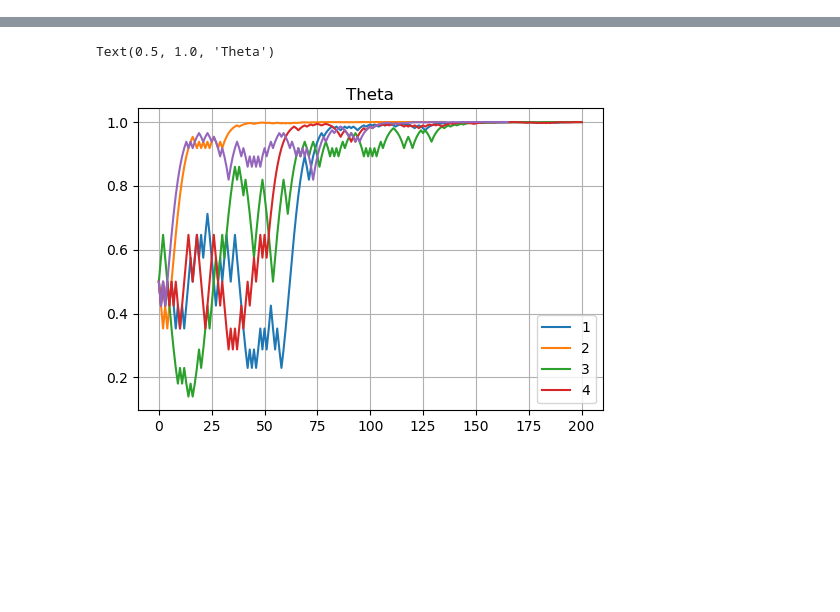
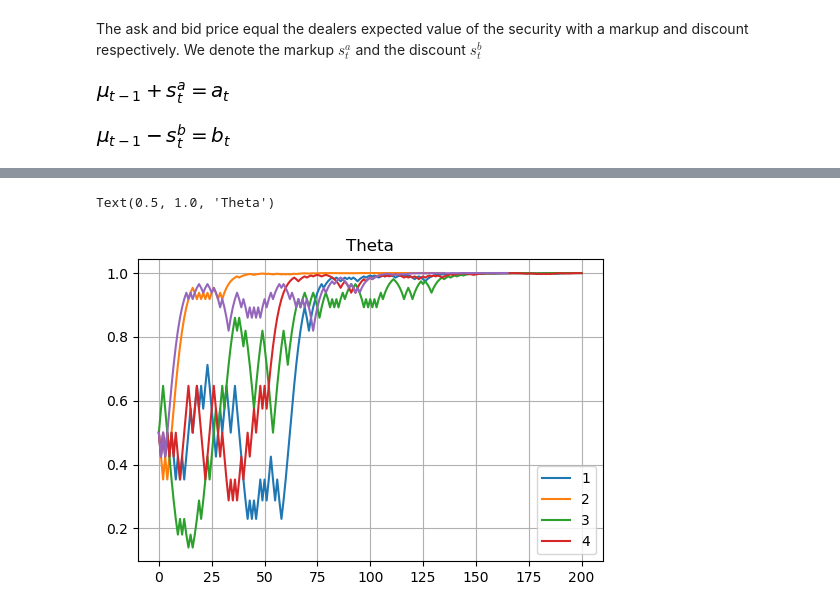
Before and after one commit to s-corfixen/projects-2019-snake-on-3310, a Jupyter notebook: modelproject/Untitled1.ipynb, the cells around one changed output, grey strips where cells are left out. Cells and saved outputs as stored; diff of their text form; code cells hidden in the pictures; blank space fills up the shorter version.

```diff
--- a/modelproject/Untitled1.ipynb
+++ b/modelproject/Untitled1.ipynb
@@ -35,0 +97,12 @@ spis = sm.symbols("Pi_sell")
+# %% [markdown]
+The ask and bid price equal the dealers expected value of the security with a markup and discount respectively. We denote the markup $s_t^a$ and the discount $s_t^b$
+# %%
+sm.Eq((pi*theta_t1*(1-theta_t1))/(pi*theta_t1+(1-pi)*beta_b)*(v_h-v_l), s_a)
+sm.Eq(mu_t1+s_a, a_t)
+# %% [output]
+[figure, added]
+# %%
+sm.Eq((pi*(1-theta_t1)*(1-theta_t1))/(pi*theta_t1+(1-pi)*beta_s)*(v_h-v_l), s_b)
+sm.Eq(mu_t1-s_b, b_t)
+# %% [output]
+[figure, added]
```
Also changed, not shown: parts of 27 cells of this notebook.
